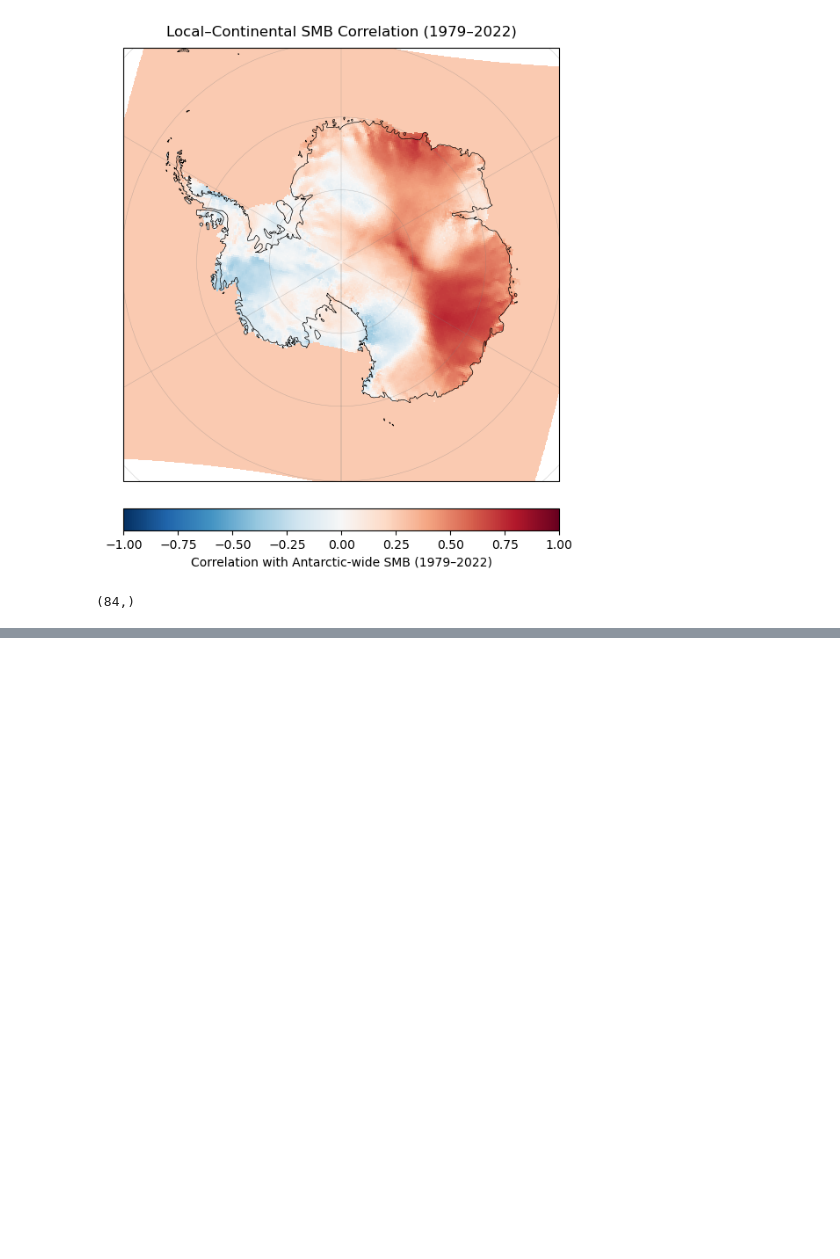
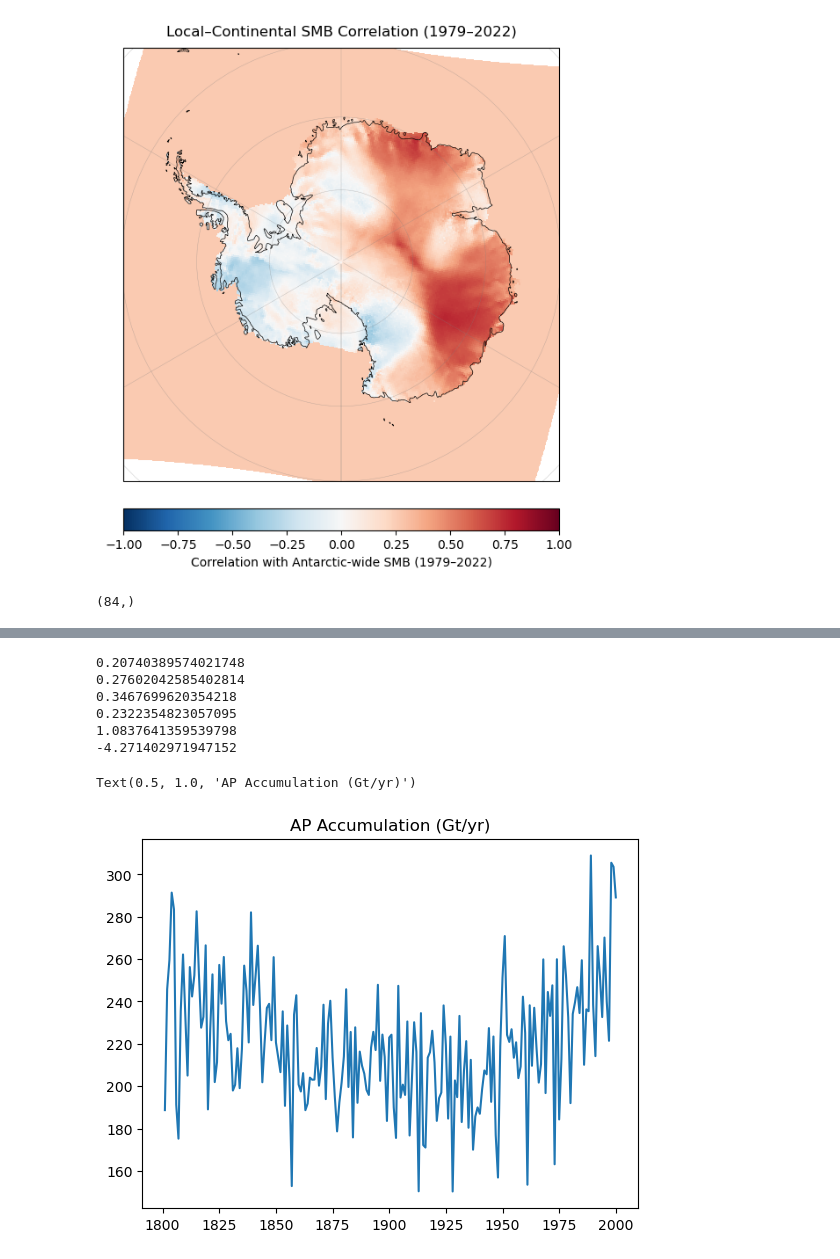
Before and after one commit to advikeswaran/metric-reconstruction, a Jupyter notebook: RACMO_ENSRF.ipynb, the cells around one changed output, grey strips where cells are left out. Drawn from its saved outputs; the diff is of its cells as text; code cells hidden in the pictures; blank space fills up the shorter version.

```diff
--- a/RACMO_ENSRF.ipynb
+++ b/RACMO_ENSRF.ipynb
@@ -380,0 +735,37 @@ plt.legend()
+# %%
+coeff = np.polyfit(fullYears[:], eais_posterior_means[:], 1)  # coeff[0] = slope, coeff[1] = intercept
+slope, intercept = coeff
+
+print(slope)
+
+coeff = np.polyfit(fullYears[100:], eais_posterior_means[100:], 1)  # coeff[0] = slope, coeff[1] = intercept
+slope, intercept = coeff
+
+print(slope)
+
+coeff = np.polyfit(fullYears[:100], eais_posterior_means[:100], 1)  # coeff[0] = slope, coeff[1] = intercept
+slope, intercept = coeff
+
+print(slope)
+
+coeff = np.polyfit(fullYears[100:156], eais_posterior_means[100:156], 1)  # coeff[0] = slope, coeff[1] = intercept
+slope, intercept = coeff
+
+print(slope)
+
+coeff = np.polyfit(fullYears[156:], eais_posterior_means[156:], 1)  # coeff[0] = slope, coeff[1] = intercept
+slope, intercept = coeff
+
+print(slope)
+
+coeff = np.polyfit(satYears[:22], eais_posterior_means[178:], 1)  # coeff[0] = slope, coeff[1] = intercept
+slope, intercept = coeff
+
+print(slope)
+# %% [output]
+0.20740389574021748
+0.27602042585402814
+0.3467699620354218
+0.2322354823057095
+1.0837641359539798
+-4.271402971947152
@@ -380,0 +829,7 @@ plt.legend()
+# %%
+fullYears = np.arange(1801, 2001)
+plt.plot(fullYears, ap_posterior_means, label='Posterior Mean')
+plt.title('AP Accumulation (Gt/yr)')
+# %% [output]
+Text(0.5, 1.0, 'AP Accumulation (Gt/yr)')
+[figure, added]
```
Also changed, not shown: parts of 20 cells of this notebook.
